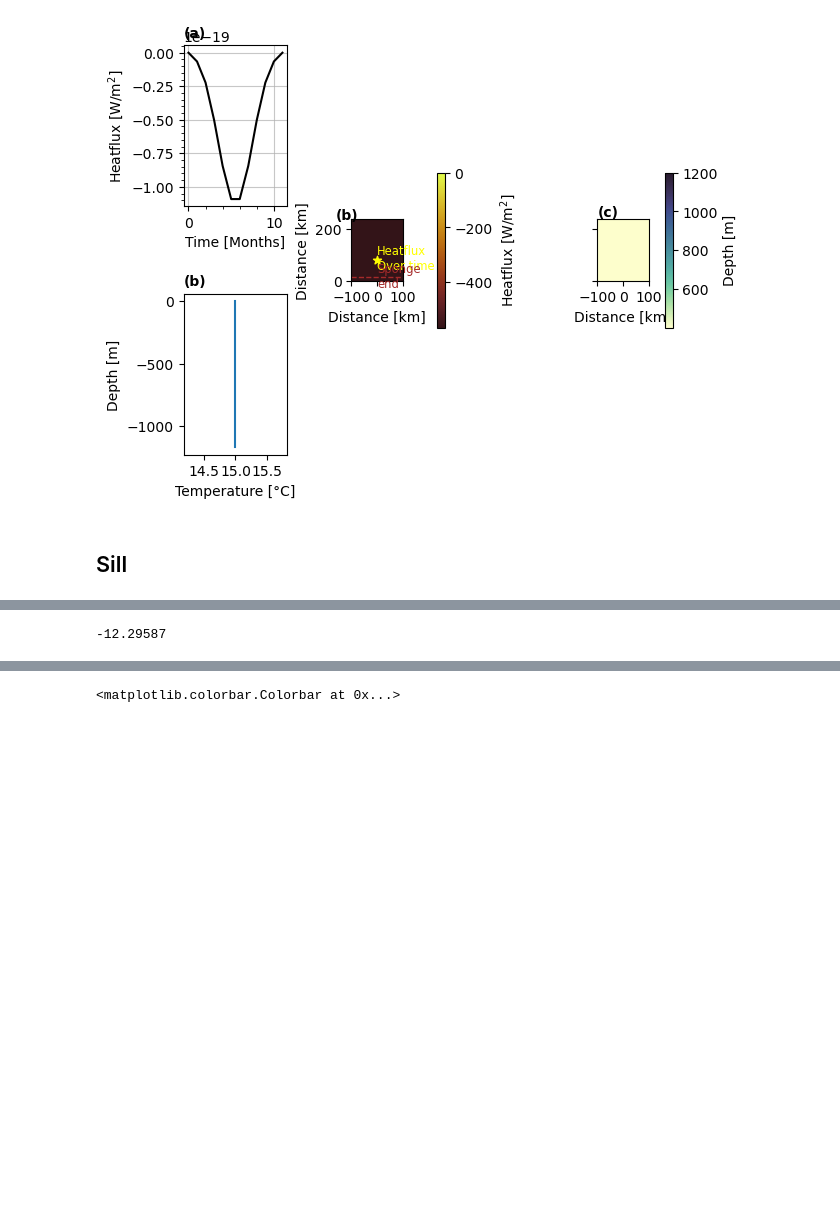
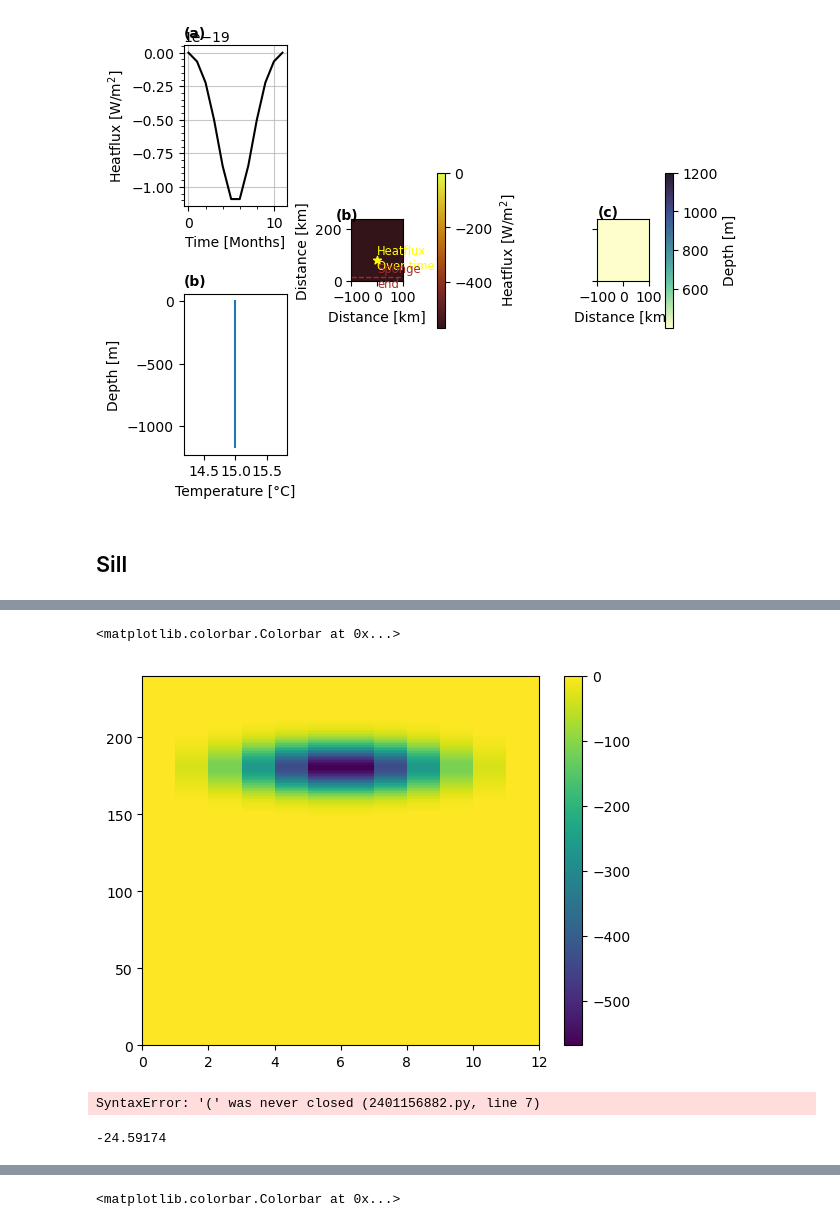
Before and after one commit to kaftkatt/IntercambioNGC, a Jupyter notebook: Scripts/GenerateData.ipynb, the cells around one changed output, grey strips where cells are left out. Saved outputs shown, nothing was run; the diff lists cells and outputs as text; code cells hidden in the pictures; blank space fills up the shorter version.

```diff
--- a/Scripts/GenerateData.ipynb
+++ b/Scripts/GenerateData.ipynb
@@ -109,7 +114,7 @@ plt.plot((gaussian(np.arange(12), 5.5, 2)-np.min(gaussian(np.arange(12), 5.5, 2)
 # %%
 Q=np.zeros((nx,ny,nt), dtype=dtype)
 for i in range(12):
-    Q[:,:,i]=out*-300*((gaussian(np.arange(12), 5.5, 2)-np.min(gaussian(np.arange(12), 5.5, 2)))*5)[11-i]
+    Q[:,:,i]=out*-300*((gaussianold(np.arange(12), 5.5, 2)-np.min(gaussianold(np.arange(12), 5.5, 2)))*5)[11-i]
 
 #450 noRBCS
 #950 SpallGaussianOverTime
@@ -217,7 +222,7 @@ X,Xno=np.meshgrid(x,y)
 out=gauss2d(X,100,[80,10])
 Q=np.zeros((nx,ny,nt), dtype=dtype)
 for i in range(12):
-    Q[:,:,i]=out*-300*((gaussian(np.arange(12), 5.5, 2)-np.min(gaussian(np.arange(12), 5.5, 2)))*5)[11-i]
+    Q[:,:,i]=out*-300*((gaussianold(np.arange(12), 5.5, 2)-np.min(gaussianold(np.arange(12), 5.5, 2)))*5)[11-i]
 # %%
 #Input temperature
 temp=15*np.ones((nz,ny,nx),dtype=dtype)
@@ -326,0 +362,5 @@ Text(0, 1.05, '(c)')
+# %%
+out=gaussian(y, 0.75*ny, 10)
+Q=np.zeros((nx,ny,nt), dtype=dtype)
+for i in range(12):
+    Q[:,:,i]=-750*out*(gaussian(np.arange(12), 5.5, 2)-np.min(gaussian(np.arange(12), 5.5, 2)))[11-i]
@@ -327,19 +371,25 @@ Text(0, 1.05, '(c)')
+# %%
+plt.pcolormesh(Q[0,:,:])
+plt.colorbar()
+# %% [output]
+<matplotlib.colorbar.Colorbar at 0x...>
+[figure, added]
 # %%
 #Defining heatflux
 
-X,Xno=np.meshgrid(x,y)
-out=gauss2d(X,100,[0.75*ny,nx/2])
+T,Y=np.meshgrid(np.arange(12),y)
+out=gaussian(y, 0.75*ny, 10)
 Q=np.zeros((nx,ny,nt), dtype=dtype)
 for i in range(12):
-    Q[:,:,i]=out*-300*((gaussian(np.arange(12), 5.5, 2)-np.min(gaussian(np.arange(12), 5.5, 2)))*5)[11-i]
+    Q[:,:,i]=-600*out*(gaussian(np.arange(12), 5.5, 2)-np.min(gaussian(np.arange(12), 6, 3)))[11-i]
 
 #Defining Relaxation mask
 #Input temperature
 temp=np.zeros((nx,ny,nz),dtype=dtype)
 tempLin1=np.tile(30 - z/(z[-1]/(30-6)),(int(ny/2),1))
-tempLin2=np.tile(30 - z/(z[-1]/(30-12)),(int(ny/2),1))
-temp[:,:int(ny/2),:]=tempLin1
-temp[:,int(ny/2):,:]=tempLin2
+tempLin2=np.tile(30 - z/(z[-1]/(30-12)),(int(ny),1))
+#temp[:,:int(ny/2),:]=tempLin1
+temp[:,:,:]=tempLin2
 
 
 #Values of temperature at open boundary
@@ -356,7 +406,9 @@ indDep=np.where(dep>-800)[0][0]
 
 dep2=dep[indDep]*np.ones((nx,ny))
 dep2[:,indDep:]=dep[indDep:]
+# %% [output]
+SyntaxError: '(' was never closed (2401156882.py, line 7)
-# %%
-np.mean(Q[:,20:-20,:])
-# %% [output]
--12.29587
+# %%
+np.mean(Q)
+# %% [output]
+-24.59174
```
Also changed, not shown: parts of 15 cells of this notebook, 24 other files.
